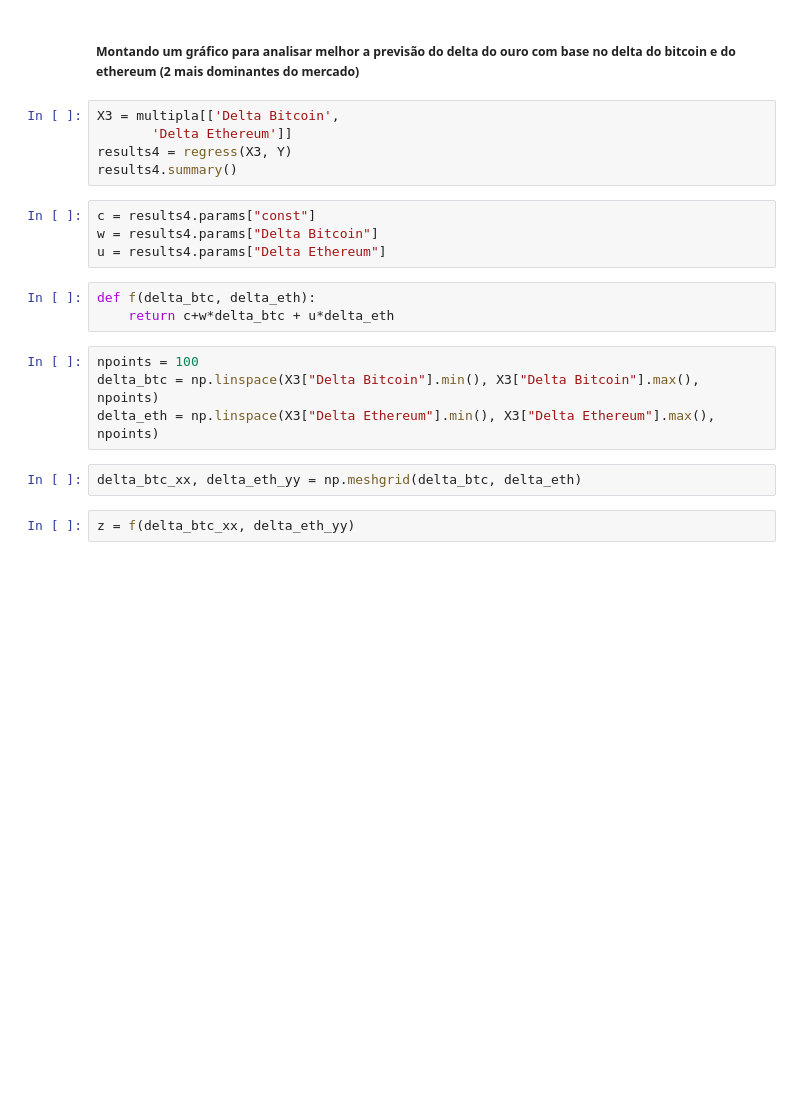
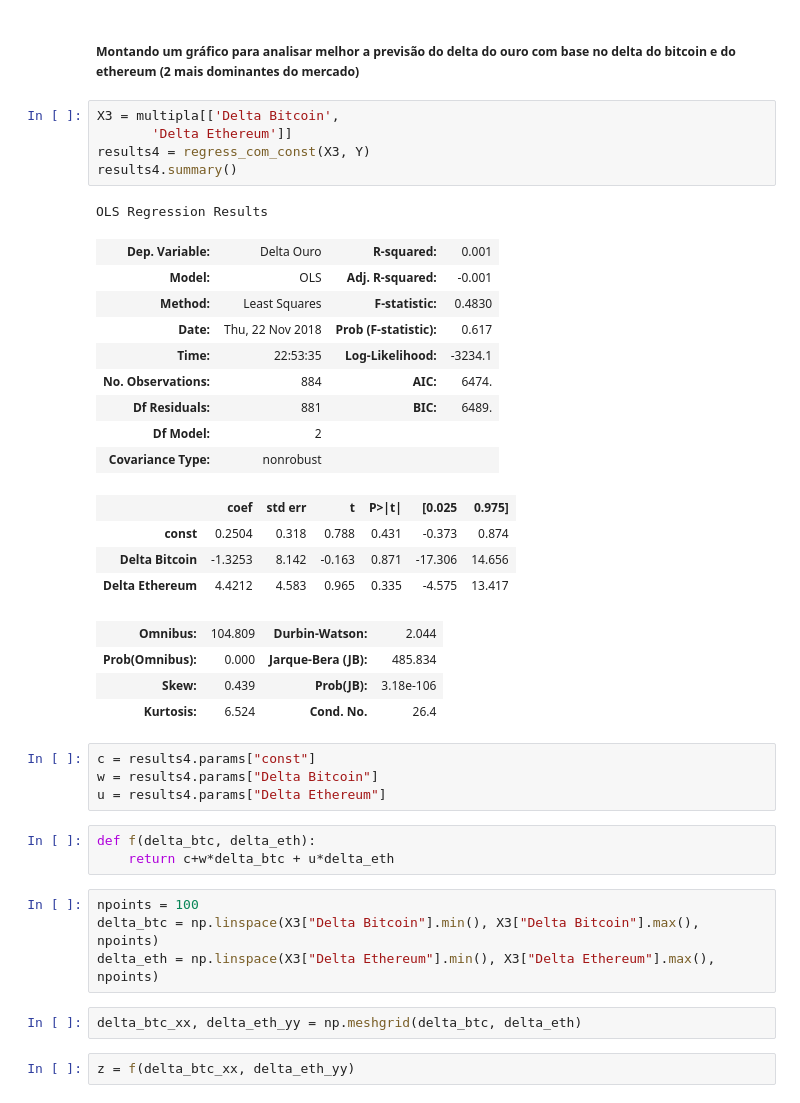
Before and after one commit to lucasmuchaluat/PROJETO-3---CIENCIA-DOS-DADOS, a Jupyter notebook: Crypto_Final_P3.ipynb, the cells around one changed output. Drawn from its saved outputs; the diff is of its cells as text; blank space fills up the shorter version.

```diff
--- a/Crypto_Final_P3.ipynb
+++ b/Crypto_Final_P3.ipynb
@@ -365,8 +414,27 @@ results3.summary()
 # %%
 X3 = multipla[['Delta Bitcoin',
        'Delta Ethereum']]
-results4 = regress(X3, Y)
+results4 = regress_com_const(X3, Y)
 results4.summary()
+# %% [output]
+OLS Regression Results
+| Dep. Variable: | Delta Ouro | R-squared: | 0.001 |
+| Model: | OLS | Adj. R-squared: | -0.001 |
+| Method: | Least Squares | F-statistic: | 0.4830 |
+| Date: | Thu, 22 Nov 2018 | Prob (F-statistic): | 0.617 |
+| Time: | 22:53:35 | Log-Likelihood: | -3234.1 |
+| No. Observations: | 884 | AIC: | 6474. |
+| Df Residuals: | 881 | BIC: | 6489. |
+| Df Model: | 2 |  |  |
+| Covariance Type: | nonrobust |  |  |
+|  | coef | std err | t | P>|t| | [0.025 | 0.975] |
+| const | 0.2504 | 0.318 | 0.788 | 0.431 | -0.373 | 0.874 |
+| Delta Bitcoin | -1.3253 | 8.142 | -0.163 | 0.871 | -17.306 | 14.656 |
+| Delta Ethereum | 4.4212 | 4.583 | 0.965 | 0.335 | -4.575 | 13.417 |
+| Omnibus: | 104.809 | Durbin-Watson: | 2.044 |
+| Prob(Omnibus): | 0.000 | Jarque-Bera (JB): | 485.834 |
+| Skew: | 0.439 | Prob(JB): | 3.18e-106 |
+| Kurtosis: | 6.524 | Cond. No. | 26.4 |
 # %%
 c = results4.params["const"]
 w = results4.params["Delta Bitcoin"]
```
Also changed, not shown: parts of 14 cells of this notebook.
